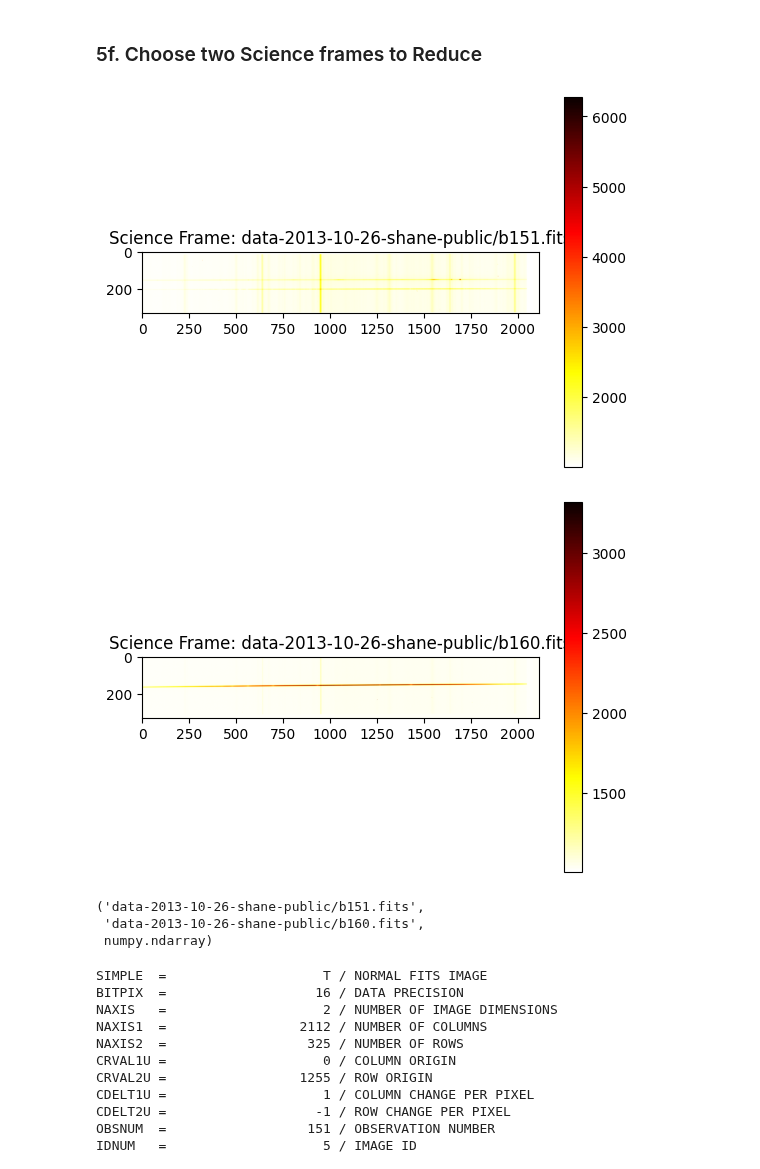
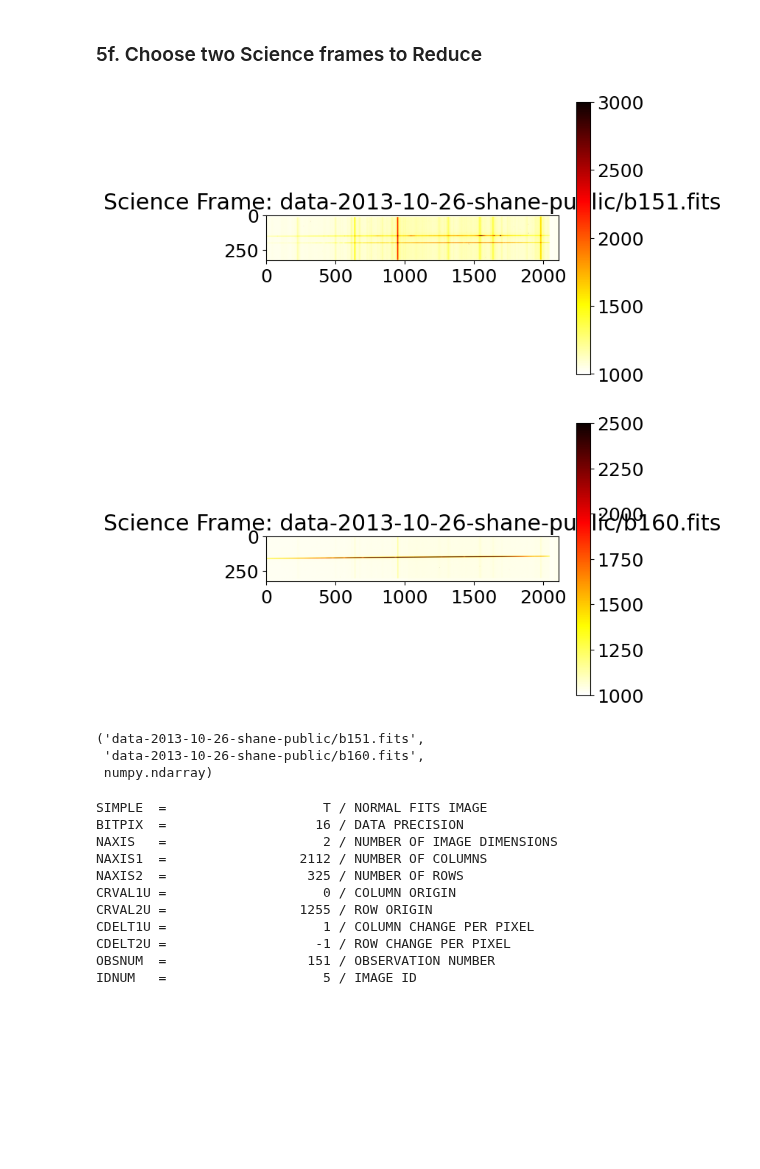
Before and after one commit to parkergeorge30/ASTRO150, a Jupyter notebook: Lab2.ipynb, the cells around one changed output. Cells and saved outputs as stored; diff of their text form; code cells hidden in the pictures; blank space fills up the shorter version.

```diff
--- a/Lab2.ipynb
+++ b/Lab2.ipynb
@@ -10,6 +10,8 @@ import pandas as pd
 from importlib import reload
 import astropy.io.fits as fits
 
+plt.rcParams.update({'font.size': 18})
+
 %matplotlib inline
 pm = "\u00B1"  # plus-minus symbol for use in uncertainties
 # %%
@@ -376,24 +378,24 @@ plt.show()
 # %%
 science1 = frames[-10]
 science2 = frames[-1]
 
 Zw = ut.get_data(science1)
 feige = ut.get_data(science2)
 
-plt.imshow(Zw, cmap='hot_r')
+plt.imshow(Zw, cmap='hot_r', vmin=1000, vmax=3000)
 plt.title(f'Science Frame: {science1}')
 plt.colorbar()
 plt.show()
 
-plt.imshow(feige, cmap='hot_r')
+plt.imshow(feige, cmap='hot_r', vmin=1000, vmax=2500)
 plt.title(f'Science Frame: {science2}')
 plt.colorbar()
 plt.show()
 
 science1, science2, type(Zw)
 # %% [output]
-[figure, old version]
+[figure, new version]
-[figure, old version]
+[figure, new version]
 ('data-2013-10-26-shane-public/b151.fits',
  'data-2013-10-26-shane-public/b160.fits',
  numpy.ndarray)
```
Also changed, not shown: parts of 11 cells of this notebook, 1 other file.
